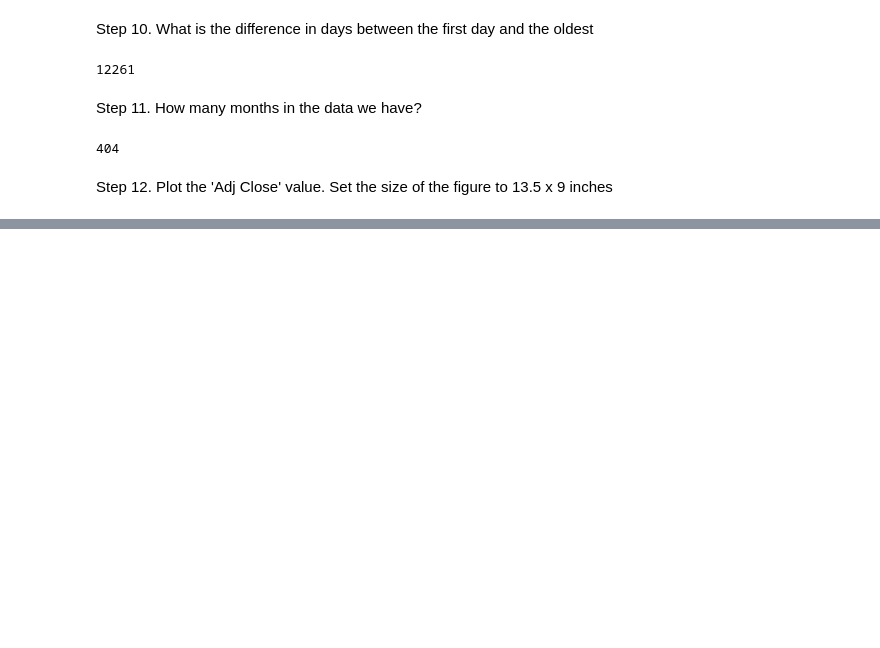
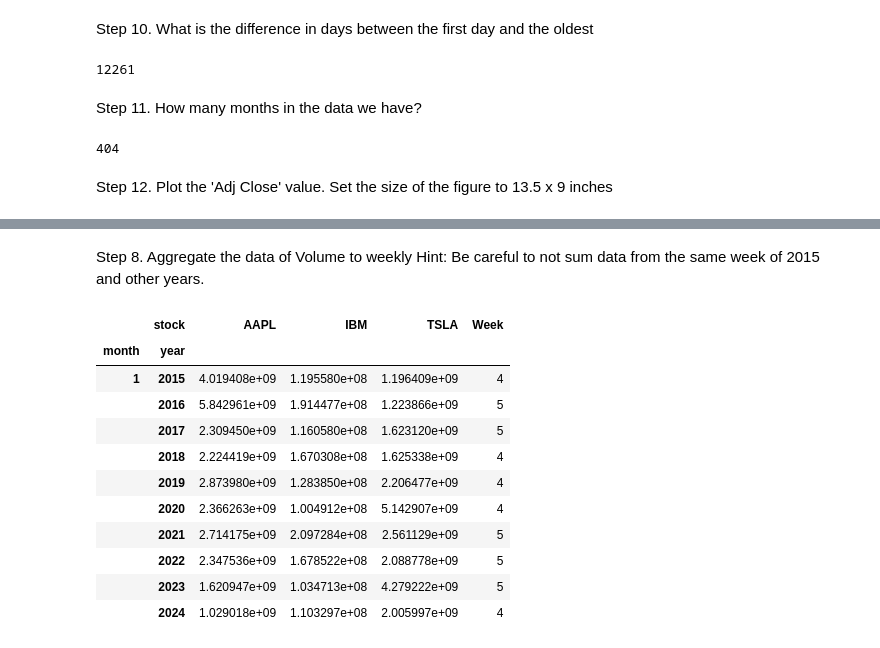
Before and after one commit to Karlajack/pydata_analysis, a Jupyter notebook: pandasweeklyproject.ipynb, the cells around one changed output, grey strips where cells are left out. Cells and saved outputs as stored; diff of their text form; code cells hidden in the pictures; blank space fills up the shorter version.

```diff
--- a/pandasweeklyproject.ipynb
+++ b/pandasweeklyproject.ipynb
@@ -120,0 +206,3 @@ plt.show()
+# %%
+vol = df['Volume']
+vol.head()
@@ -120,0 +217,23 @@ plt.show()
+# %% [markdown]
+Step 8. Aggregate the data of Volume to weekly
+Hint: Be careful to not sum data from the same week of 2015 and other years.
+# %%
+vol['year'] = vol.index.year
+vol['month'] = vol.index.month
+
+
+month = vol.groupby(['month','year']).sum()
+month.head(10)
+# %% [output]
+|  | stock | AAPL | IBM | TSLA | Week |
+| month | year |  |  |  |  |
+| 1 | 2015 | 4.019408e+09 | 1.195580e+08 | 1.196409e+09 | 4 |
+|  | 2016 | 5.842961e+09 | 1.914477e+08 | 1.223866e+09 | 5 |
+|  | 2017 | 2.309450e+09 | 1.160580e+08 | 1.623120e+09 | 5 |
+|  | 2018 | 2.224419e+09 | 1.670308e+08 | 1.625338e+09 | 4 |
+|  | 2019 | 2.873980e+09 | 1.283850e+08 | 2.206477e+09 | 4 |
+|  | 2020 | 2.366263e+09 | 1.004912e+08 | 5.142907e+09 | 4 |
+|  | 2021 | 2.714175e+09 | 2.097284e+08 | 2.561129e+09 | 5 |
+|  | 2022 | 2.347536e+09 | 1.678522e+08 | 2.088778e+09 | 5 |
+|  | 2023 | 1.620947e+09 | 1.034713e+08 | 4.279222e+09 | 5 |
+|  | 2024 | 1.029018e+09 | 1.103297e+08 | 2.005997e+09 | 4 |
```
Also changed, not shown: parts of 17 cells of this notebook.
